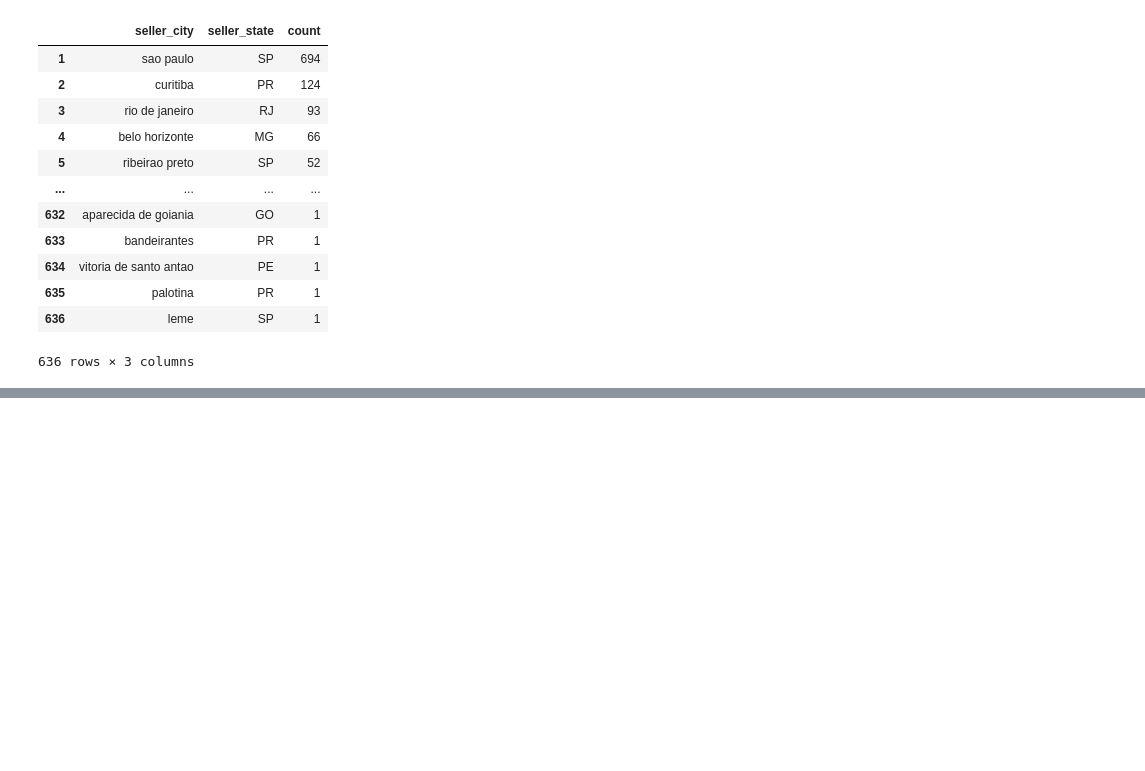
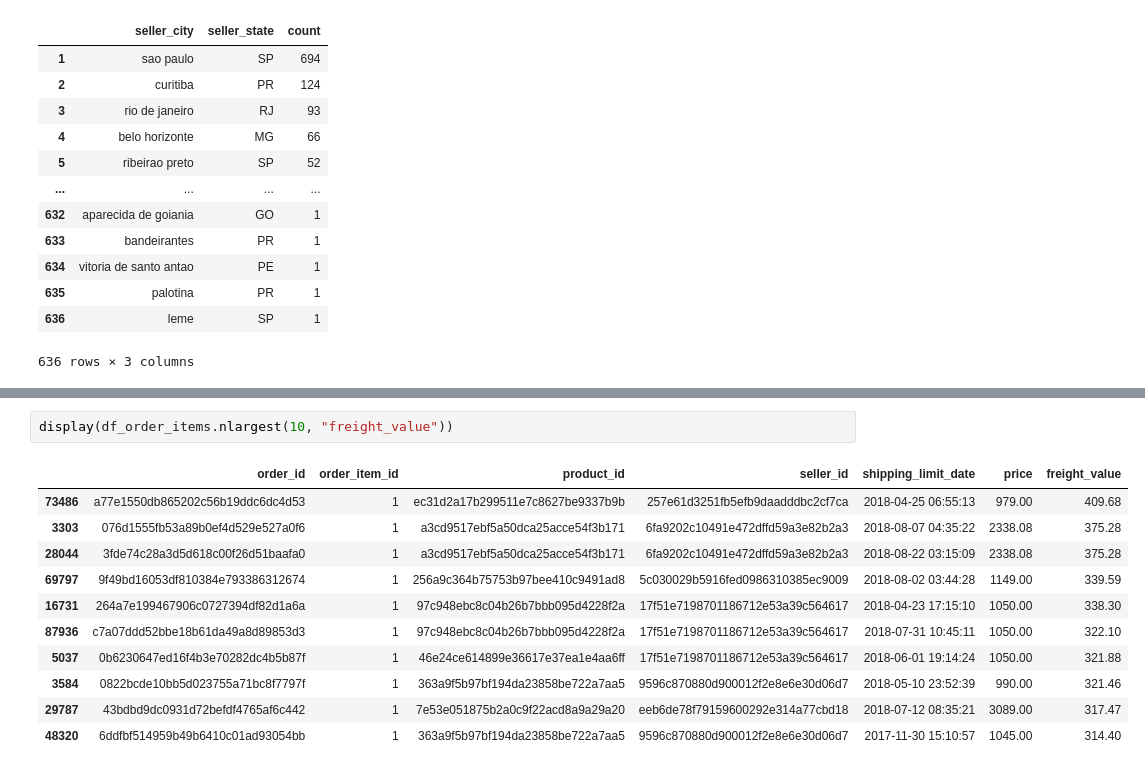
Before and after one commit to ErgysKorsita/ecommerce-batch-pipeline, a Jupyter notebook: notebooks/01_data_exploration.ipynb, the cells around one changed output, grey strips where cells are left out. Drawn from its saved outputs; the diff is of its cells as text; blank space fills up the shorter version.

```diff
--- a/notebooks/01_data_exploration.ipynb
+++ b/notebooks/01_data_exploration.ipynb
@@ -822,0 +961,14 @@ display(seller_locations)
+# %%
+display(df_order_items.nlargest(10, "freight_value"))
+# %% [output]
+|  | order_id | order_item_id | product_id | seller_id | shipping_limit_date | price | freight_value |
+| 73486 | a77e1550db865202c56b19ddc6dc4d53 | 1 | ec31d2a17b299511e7c8627be9337b9b | 257e61d3251fb5efb9daadddbc2cf7ca | 2018-04-25 06:55:13 | 979.00 | 409.68 |
+| 3303 | 076d1555fb53a89b0ef4d529e527a0f6 | 1 | a3cd9517ebf5a50dca25acce54f3b171 | 6fa9202c10491e472dffd59a3e82b2a3 | 2018-08-07 04:35:22 | 2338.08 | 375.28 |
+| 28044 | 3fde74c28a3d5d618c00f26d51baafa0 | 1 | a3cd9517ebf5a50dca25acce54f3b171 | 6fa9202c10491e472dffd59a3e82b2a3 | 2018-08-22 03:15:09 | 2338.08 | 375.28 |
+| 69797 | 9f49bd16053df810384e793386312674 | 1 | 256a9c364b75753b97bee410c9491ad8 | 5c030029b5916fed0986310385ec9009 | 2018-08-02 03:44:28 | 1149.00 | 339.59 |
+| 16731 | 264a7e199467906c0727394df82d1a6a | 1 | 97c948ebc8c04b26b7bbb095d4228f2a | 17f51e7198701186712e53a39c564617 | 2018-04-23 17:15:10 | 1050.00 | 338.30 |
+| 87936 | c7a07ddd52bbe18b61da49a8d89853d3 | 1 | 97c948ebc8c04b26b7bbb095d4228f2a | 17f51e7198701186712e53a39c564617 | 2018-07-31 10:45:11 | 1050.00 | 322.10 |
+| 5037 | 0b6230647ed16f4b3e70282dc4b5b87f | 1 | 46e24ce614899e36617e37ea1e4aa6ff | 17f51e7198701186712e53a39c564617 | 2018-06-01 19:14:24 | 1050.00 | 321.88 |
+| 3584 | 0822bcde10bb5d023755a71bc8f7797f | 1 | 363a9f5b97bf194da23858be722a7aa5 | 9596c870880d900012f2e8e6e30d06d7 | 2018-05-10 23:52:39 | 990.00 | 321.46 |
+| 29787 | 43bdbd9dc0931d72befdf4765af6c442 | 1 | 7e53e051875b2a0c9f22acd8a9a29a20 | eeb6de78f79159600292e314a77cbd18 | 2018-07-12 08:35:21 | 3089.00 | 317.47 |
+| 48320 | 6ddfbf514959b49b6410c01ad93054bb | 1 | 363a9f5b97bf194da23858be722a7aa5 | 9596c870880d900012f2e8e6e30d06d7 | 2017-11-30 15:10:57 | 1045.00 | 314.40 |
```
Also changed, not shown: parts of 18 cells of this notebook, 1 other file.
